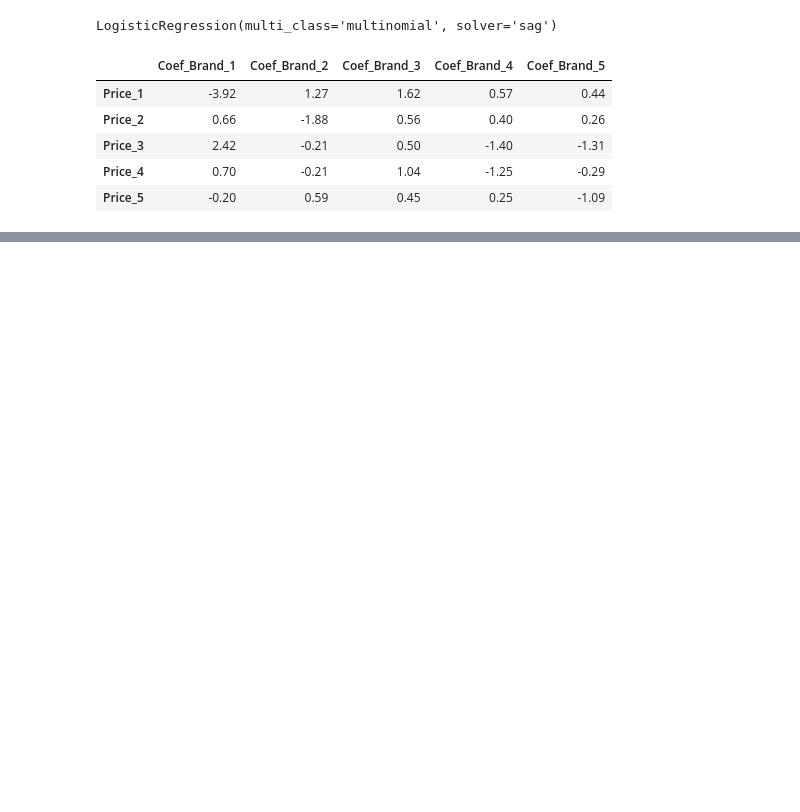
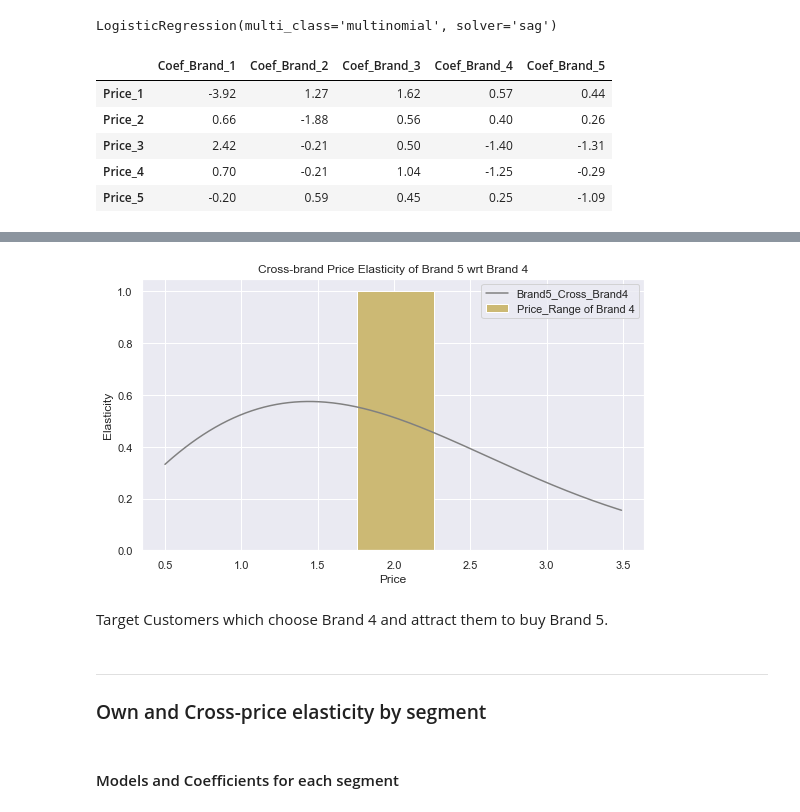
Before and after one commit to addds03/Customer-Analytics, a Jupyter notebook: Code Base/Predictive Analytics.ipynb, the cells around one changed output, grey strips where cells are left out. Saved outputs shown, nothing was run; the diff lists cells and outputs as text; code cells hidden in the pictures; blank space fills up the shorter version.

```diff
--- a/Code Base/Predictive Analytics.ipynb
+++ b/Code Base/Predictive Analytics.ipynb
@@ -282,10 +294,10 @@ model_brand_choice.fit(X,Y)
 LogisticRegression(multi_class='multinomial', solver='sag')
 # %%
 coef = ['Coef_Brand_1','Coef_Brand_2','Coef_Brand_3','Coef_Brand_4','Coef_Brand_5']
-prices = ['Price_1', 'Price_2', 'Price_3', 'Price_4','Price_5']
+
 bc_coef = pd.DataFrame(np.transpose(model_brand_choice.coef_))
 bc_coef.columns = [coef]
-bc_coef.index = [prices]
+bc_coef.index = [features]
 bc_coef = bc_coef.round(2)
 bc_coef
 # %% [output]
@@ -297,0 +362,35 @@ bc_coef
+# %%
+df_brand5_cross_brand4 = pd.DataFrame(index= np.arange(price_range.size))
+df_brand5_cross_brand4['Price_1'] = brand_choice['Price_1'].mean()
+df_brand5_cross_brand4['Price_2'] = brand_choice['Price_2'].mean()
+df_brand5_cross_brand4['Price_3'] = brand_choice['Price_3'].mean()
+df_brand5_cross_brand4['Price_4'] = price_range
+df_brand5_cross_brand4['Price_5'] = brand_choice['Price_5'].mean()
+# %%
+pred_brand5_cross_brand4 = model_brand_choice.predict_proba(df_brand5_cross_brand4)
+
+pr_brand4 = pred_brand5_cross_brand4[:][:,3]
+
+beta5 = bc_coef.iloc[4,4]
+
+brand5_cross_brand4_pe = - beta5 * price_range * pr_brand4
+
+df_pe['brand5_cross_brand4'] = brand5_cross_brand4_pe
+# %%
+plt.figure(figsize=(9,5))
+plt.bar(x=2.01, width=0.5, height=1, color='y')
+#plt.bar(x=2.455, width=0.69, height=1, color='b')
+
+plt.plot(price_range, df_pe['brand5_cross_brand4'], color='grey')
+plt.xlabel('Price')
+plt.ylabel('Elasticity')
+plt.title('Cross-brand Price Elasticity of Brand 5 wrt Brand 4')
+plt.legend(['Brand5_Cross_Brand4','Price_Range of Brand 4'])
+plt.show()
+# %% [output]
+[figure, added]
+# %% [markdown]
+Target Customers which choose Brand 4 and attract them to buy Brand 5.
+# %% [markdown]
+---
+### Own and Cross-price elasticity by segment
@@ -297,0 +409,2 @@ bc_coef
+# %% [markdown]
+#### Models and Coefficients for each segment
```
Also changed, not shown: parts of 69 cells of this notebook.
